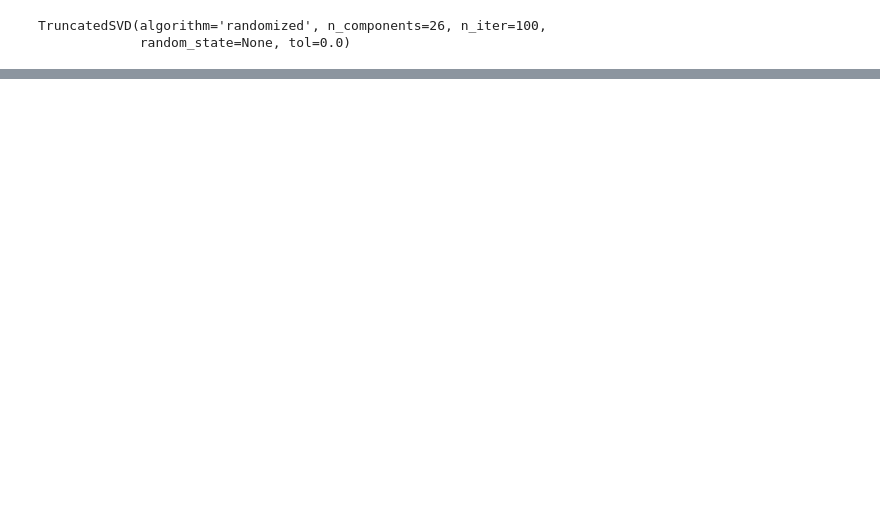
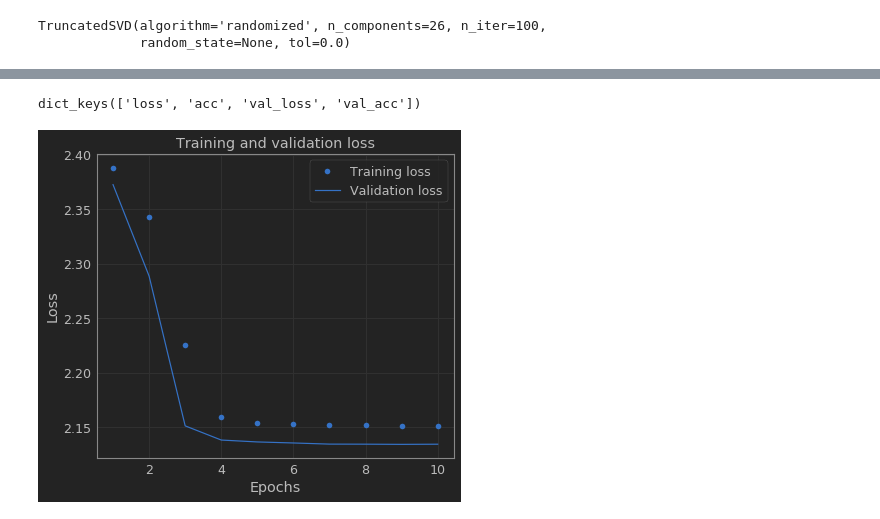
Before and after one commit to FabriceCh/log6308, a Jupyter notebook: projet/notebook.ipynb, the cells around one changed output, grey strips where cells are left out. Drawn from its saved outputs; the diff is of its cells as text; code cells hidden in the pictures; blank space fills up the shorter version.

```diff
--- a/projet/notebook.ipynb
+++ b/projet/notebook.ipynb
@@ -180,0 +410,6 @@ SVD_data = svd.transform(IDF_data)
+# %%
+x_validation = X_train[:1500]
+partial_x_train = X_train[1500:]
+
+y_validation = y_train[:1500]
+partial_y_train = y_train[1500:]
@@ -180,0 +427,7 @@ SVD_data = svd.transform(IDF_data)
+# %%
+history = model.fit(partial_x_train,
+                   partial_y_train,
+                   epochs=10,
+                   batch_size=1,
+                   validation_data=(x_validation, y_validation),
+                   verbose=1)
@@ -180,0 +501,22 @@ SVD_data = svd.transform(IDF_data)
+# %%
+history_dict = history.history
+history_dict.keys()
+# %% [output]
+dict_keys(['loss', 'acc', 'val_loss', 'val_acc'])
+# %%
+acc = history_dict['acc']
+val_acc = history_dict['val_acc']
+loss = history_dict['loss']
+val_loss = history_dict['val_loss']
+epochs = range(1, len(acc)+1)
+# %%
+plt.plot(epochs, loss, 'bo', label='Training loss')
+plt.plot(epochs, val_loss, 'b', label='Validation loss')
+plt.title('Training and validation loss')
+plt.xlabel('Epochs')
+plt.ylabel('Loss')
+plt.legend()
+
+plt.show()
+# %% [output]
+[figure, added]
```
Also changed, not shown: parts of 50 cells of this notebook.
